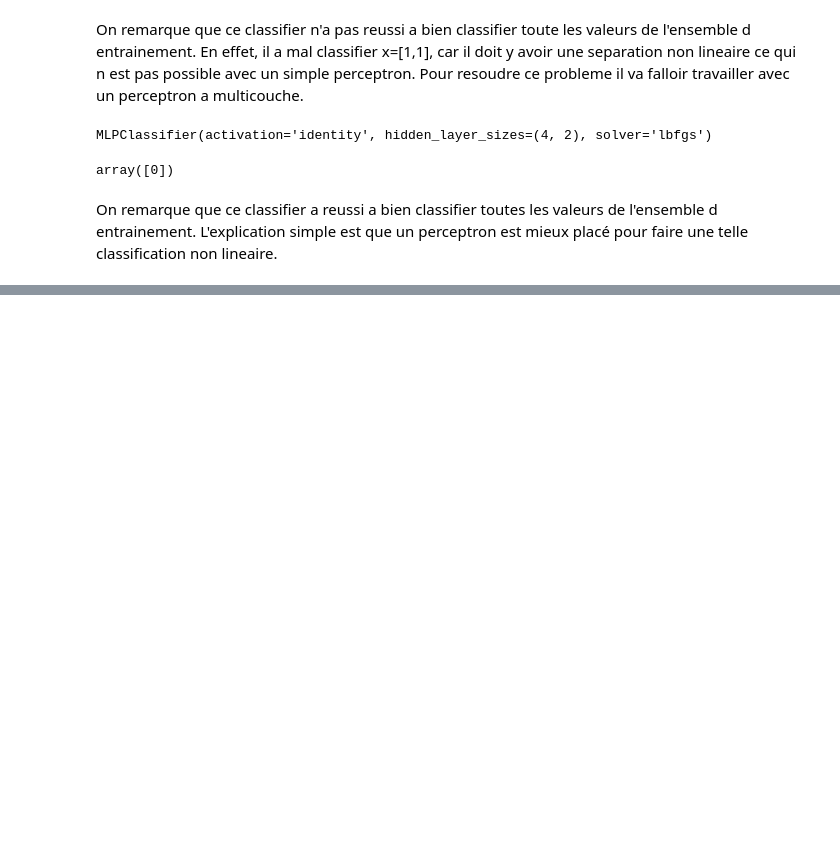
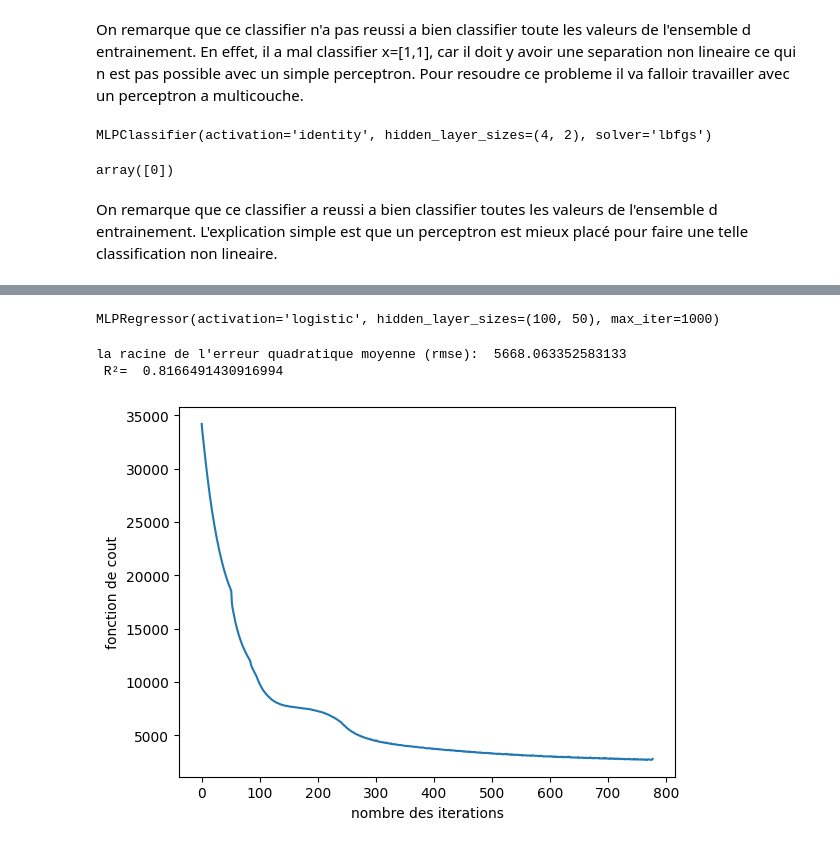
Before and after one commit to AimadBenzakry/ateliers_deeplearning, a Jupyter notebook: Atelier1.ipynb, the cells around one changed output, grey strips where cells are left out. Drawn from its saved outputs; the diff is of its cells as text; code cells hidden in the pictures; blank space fills up the shorter version.

```diff
--- a/Atelier1.ipynb
+++ b/Atelier1.ipynb
@@ -46,0 +146,3 @@ On remarque que ce classifier a reussi a bien classifier toutes les valeurs de l
+# %%
+#telecharger et lire les donnees
+df = pd.read_csv('/content/drive/MyDrive/Colab Notebooks/hour.csv')
@@ -46,0 +178,12 @@ On remarque que ce classifier a reussi a bien classifier toutes les valeurs de l
+# %%
+# from sklearn.preprocessing import StandardScaler
+# scaler = StandardScaler()
+# scaler.fit_transform(df[['temp','atemp','hr','instant','season','mnth','windspeed','workingday','weekday','hum']])
+columns = ['temp','atemp','hr','season','mnth','windspeed','workingday','weathersit','weekday','holiday','hum']
+X = df[columns]
+# X['dteday']= pd.to_datetime(X['dteday'])
+# X['Day'] =X['dteday'].dt.day
+# X['Month'] = X['dteday'].dt.month
+# X['Year'] = X['dteday'].dt.year
+# X=X.drop(columns=['dteday'])
+y = df['cnt']
@@ -46,0 +225,3 @@ On remarque que ce classifier a reussi a bien classifier toutes les valeurs de l
+# %%
+#Split dataset into training and test
+X_train, X_test, y_train, y_test = train_test_split( X,y, test_size=0.1, random_state=42)
@@ -46,0 +236,32 @@ On remarque que ce classifier a reussi a bien classifier toutes les valeurs de l
+# %%
+
+model = MLPRegressor(
+                      hidden_layer_sizes=(100,50),
+                      activation="logistic",
+                     solver='adam',
+                      max_iter=1000,
+
+
+                      )
+model.fit(X_train,y_train)
+# %% [output]
+MLPRegressor(activation='logistic', hidden_layer_sizes=(100, 50), max_iter=1000)
+# %%
+from sklearn.metrics import mean_squared_error
+from sklearn.metrics import r2_score
+y_pred = model.predict(X_test)
+mse = mean_squared_error(y_test, y_pred)
+rSquared = r2_score(y_test,y_pred)
+print("la racine de l'erreur quadratique moyenne (rmse): ",np.sqrt(mse))
+print(" R²= ",rSquared)
+# %% [output]
+la racine de l'erreur quadratique moyenne (rmse):  5668.063352583133
+ R²=  0.8166491430916994
+# %%
+import matplotlib.pyplot as plt
+plt.xlabel('nombre des iterations')
+plt.ylabel('fonction de cout')
+plt.plot(model.loss_curve_)
+plt.show()
+# %% [output]
+[figure, added]
```
Also changed, not shown: parts of 28 cells of this notebook.
